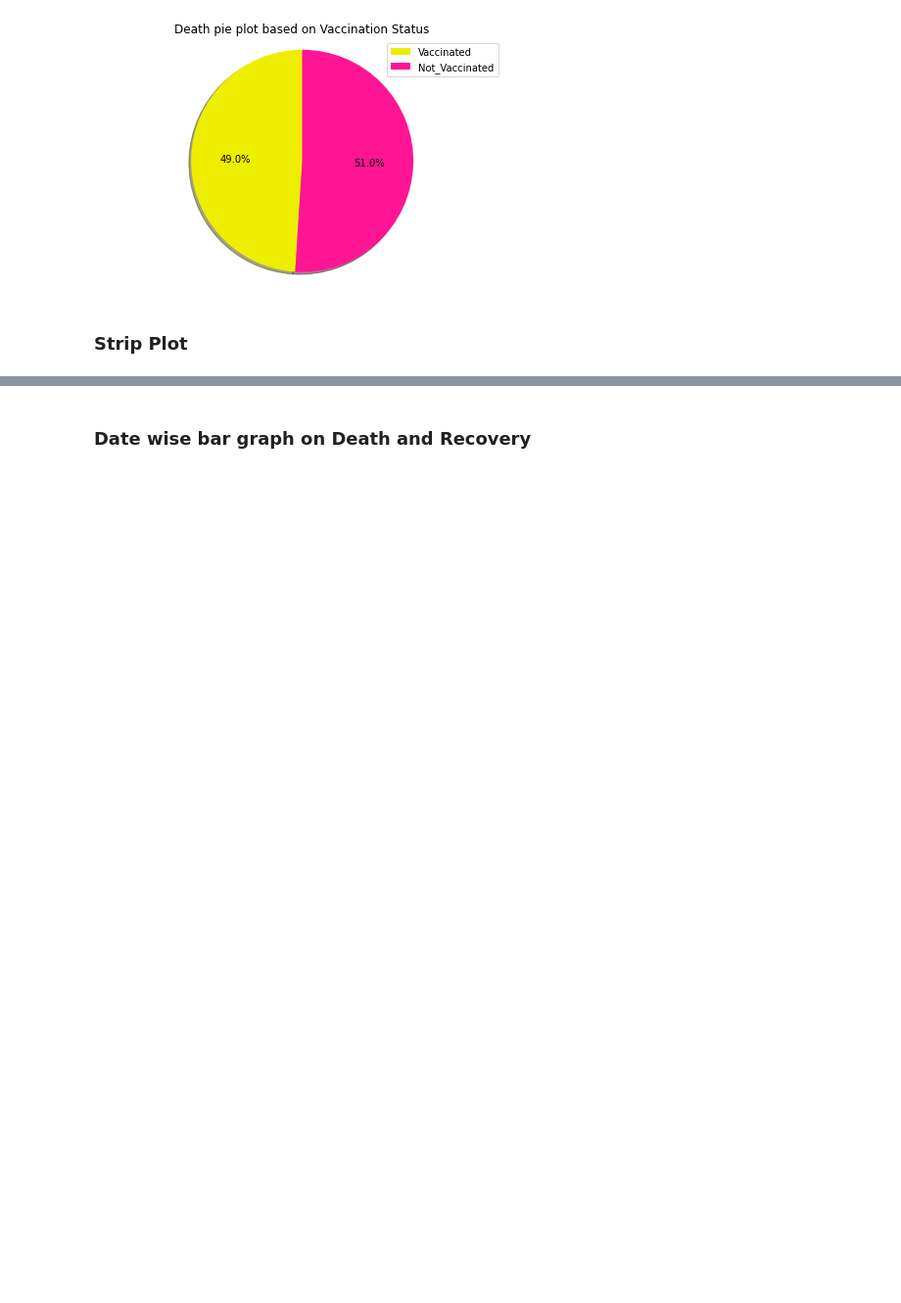
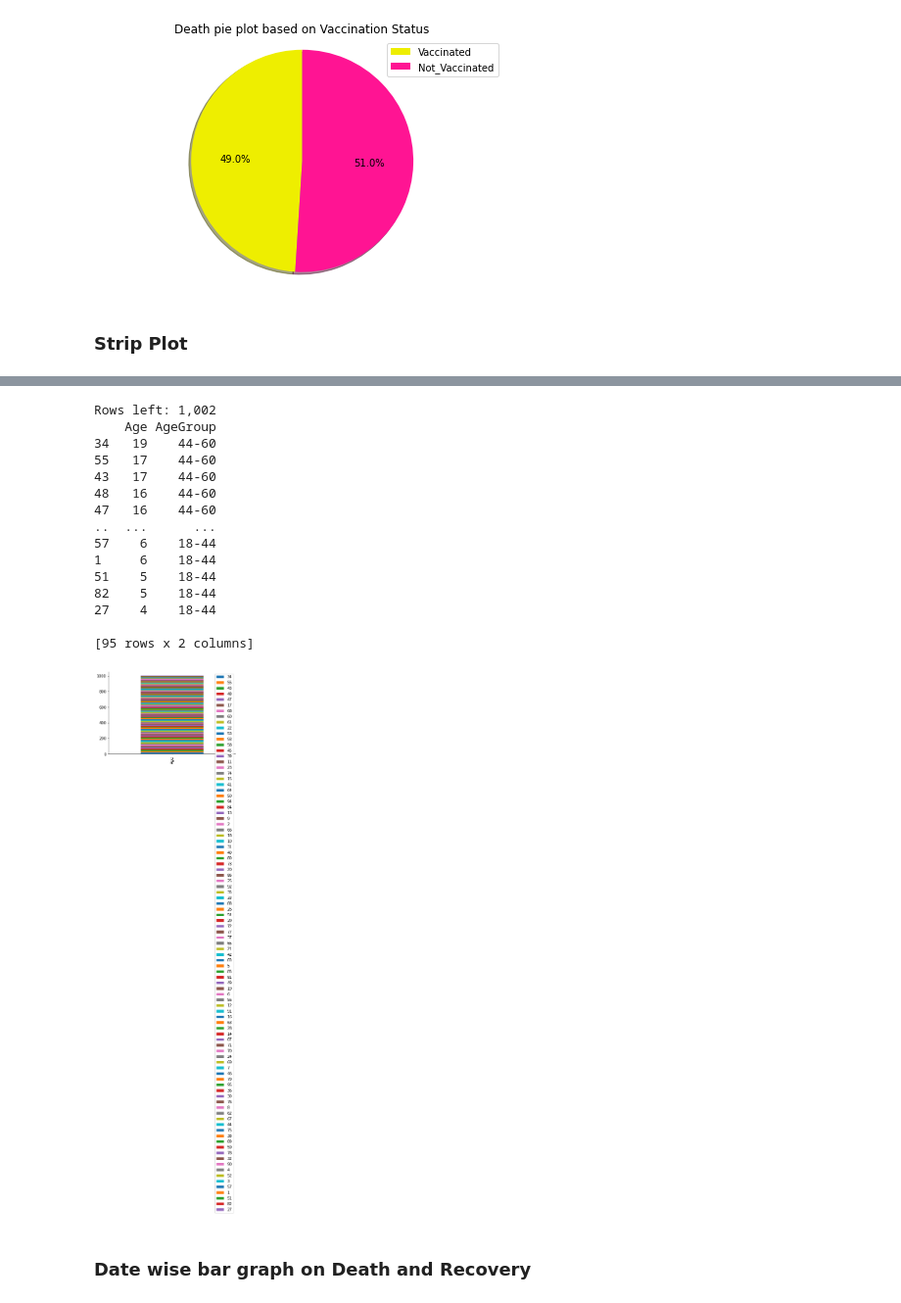
Before and after one commit to hakkeempa/data-structure-project, a Jupyter notebook: covid_data_visualiser.ipynb, the cells around one changed output, grey strips where cells are left out. Shown: that part at 98% size. Drawn from its saved outputs; the diff is of its cells as text; code cells hidden in the pictures; blank space fills up the shorter version.

Commit message:
Strip plot kolavakkiyind

```diff
--- a/covid_data_visualiser.ipynb
+++ b/covid_data_visualiser.ipynb
@@ -176,3 +136,53 @@ plt.show()
+# %%
+import numpy as np
+import pandas as pd
+import matplotlib.pyplot as plt
+import plotly.express as px
+import plotly.offline as pyo
+
+df = pd.read_csv("covidDataset.csv")
+df_status = df['Status']
+df_count = df_status.value_counts()
+df_count
+df_count = df_count.reindex(index = ["Death" , "Recovered"])
+df_count
+
+data = df[["Age"]]
+data = data.query("(Age >= 0) and (Age <= 100)")
+
+is_integer = lambda row: int(row["Age"]) == row["Age"]
+data = data[data.apply(is_integer, axis="columns")]
+
+data = data.dropna(axis="rows", how="any", subset=["Age"])
+print(f"Rows left: {data.shape[0]:,}")
+
+age_counts = data["Age"].value_counts()
+bins= [0,2,4,13,20,110]
+X_train_data = pd.DataFrame({'Age':age_counts})
+labels = ['0-14','15-17','18-44','44-60','Above 60']
+X_train_data['AgeGroup'] = pd.cut(X_train_data['Age'],bins = bins, labels=labels, right=False)
+print (X_train_data)
+ax = pd.DataFrame(age_counts).T.plot.bar(stacked=True)
+#remove spines
+ax.spines['right'].set_visible(False)
+ax.spines['top'].set_visible(False)
+# %% [output]
+Rows left: 1,002
+    Age AgeGroup
+34   19    44-60
+55   17    44-60
+43   17    44-60
+48   16    44-60
+47   16    44-60
+..  ...      ...
+57    6    18-44
+1     6    18-44
+51    5    18-44
+82    5    18-44
+27    4    18-44
+
+[95 rows x 2 columns]
+[figure, added]
 # %% [markdown]
 ### **Date wise bar graph on Death and Recovery**
 # %%
```
Also changed, not shown: parts of 1 cell of this notebook.
